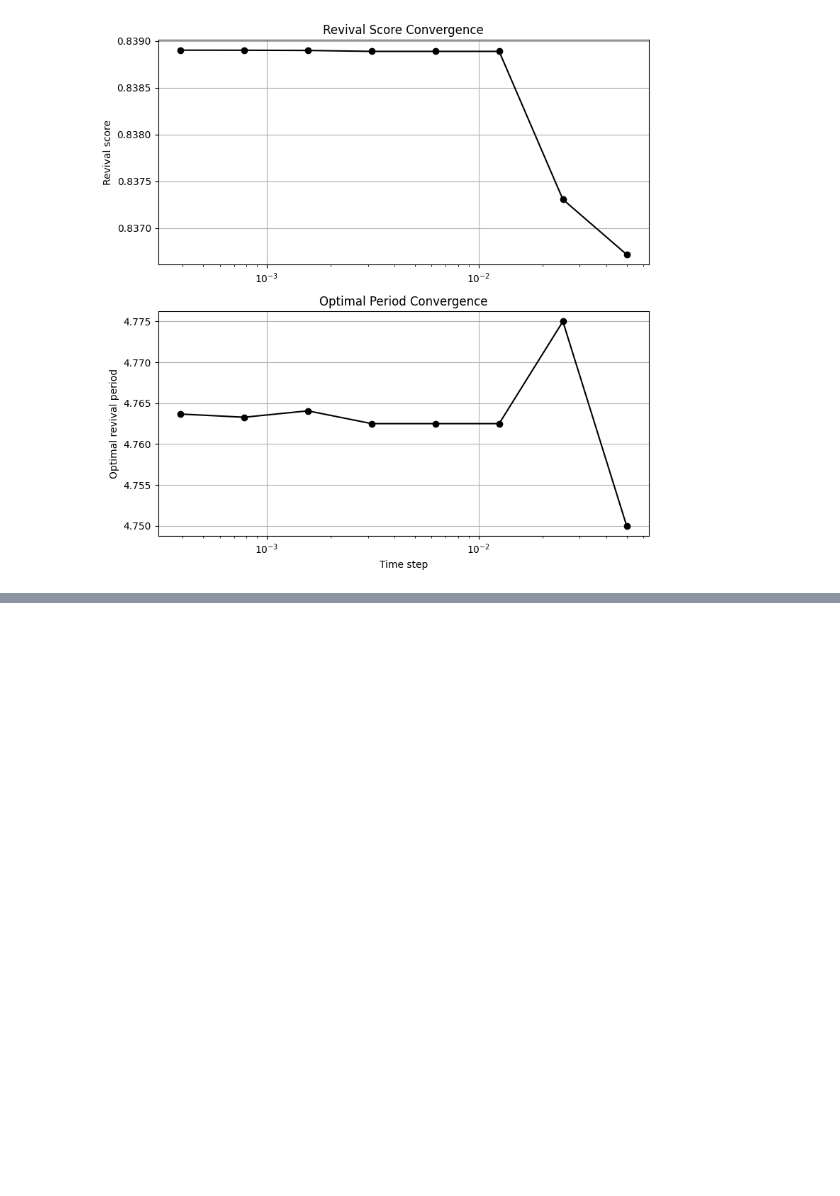
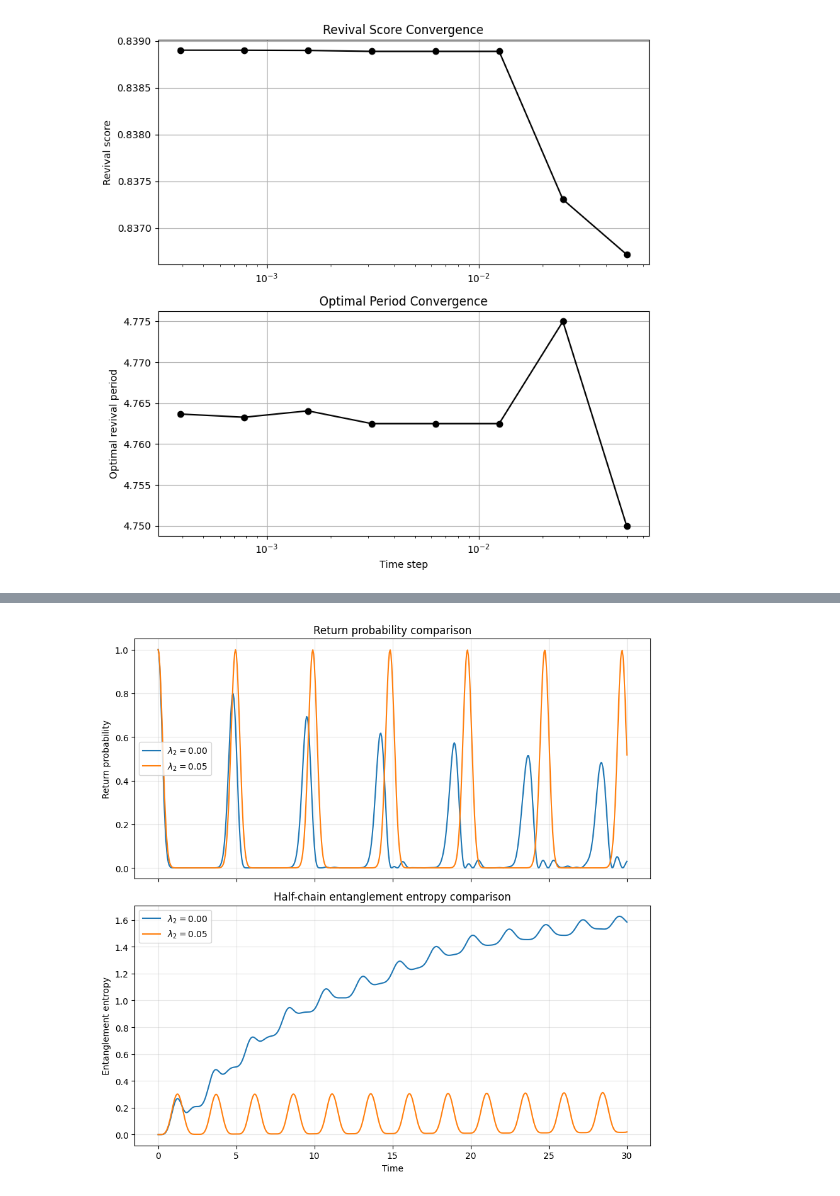
Before and after one commit to ahmetbkavruk/ML-scars, a Jupyter notebook: main.ipynb, the cells around one changed output, grey strips where cells are left out. Saved outputs shown, nothing was run; the diff lists cells and outputs as text; code cells hidden in the pictures; blank space fills up the shorter version.

```diff
--- a/main.ipynb
+++ b/main.ipynb
@@ -158,3 +158,22 @@ plt.tight_layout()
 plt.show()
 # %% [output]
 [figure]
+# %%
+# Periodic chain, J = hbar = 1.
+# All deformation parameters except lambda2 are zero.
+
+L = 16
+
+max_time = 30
+initial_time_step = 0.05
+refined_time_step = 0.025
+
+state = pxp.basisStates(L)
+indices = pxp.build_constrained_basis(L)
+
+initial_bitstring = "10" * (L // 2)
+
+full_initial_index = state.getIndex(initial_bitstring)
+initial_index = indices.index(full_initial_index)
+
+base_hamiltonian, deformation_hamiltonian = pxp.build_lambda2_components(state, indices)
@@ -160,0 +236,33 @@ plt.show()
+# %%
+lambda_values_comparison = [0.0, 0.05]
+
+fig, axes = plt.subplots(2, 1, figsize=(9, 9), sharex=True)
+
+for lambda2 in lambda_values_comparison:
+    H = pxp.assemble_lambda2_hamiltonian(base_hamiltonian, deformation_hamiltonian, lambda2)
+
+    times, evolved_states = dynamics.time_evolution(H, initial_index, time_step=initial_time_step, max_time=max_time)
+
+    probabilities = observables.return_probability(evolved_states, initial_index)
+
+    entropies = observables.entanglement_entropy(evolved_states, state, indices)
+
+    axes[0].plot(times, probabilities, label=fr"$\lambda_2 = {lambda2:.2f}$")
+
+    axes[1].plot(times, entropies, label=fr"$\lambda_2 = {lambda2:.2f}$")
+
+axes[0].set_ylabel("Return probability")
+axes[0].set_title("Return probability comparison")
+axes[0].legend()
+axes[0].grid(alpha=0.3)
+
+axes[1].set_xlabel("Time")
+axes[1].set_ylabel("Entanglement entropy")
+axes[1].set_title("Half-chain entanglement entropy comparison")
+axes[1].legend()
+axes[1].grid(alpha=0.3)
+
+fig.tight_layout()
+plt.show()
+# %% [output]
+[figure, added]
```
Also changed, not shown: parts of 5 cells of this notebook, 5 other files.
